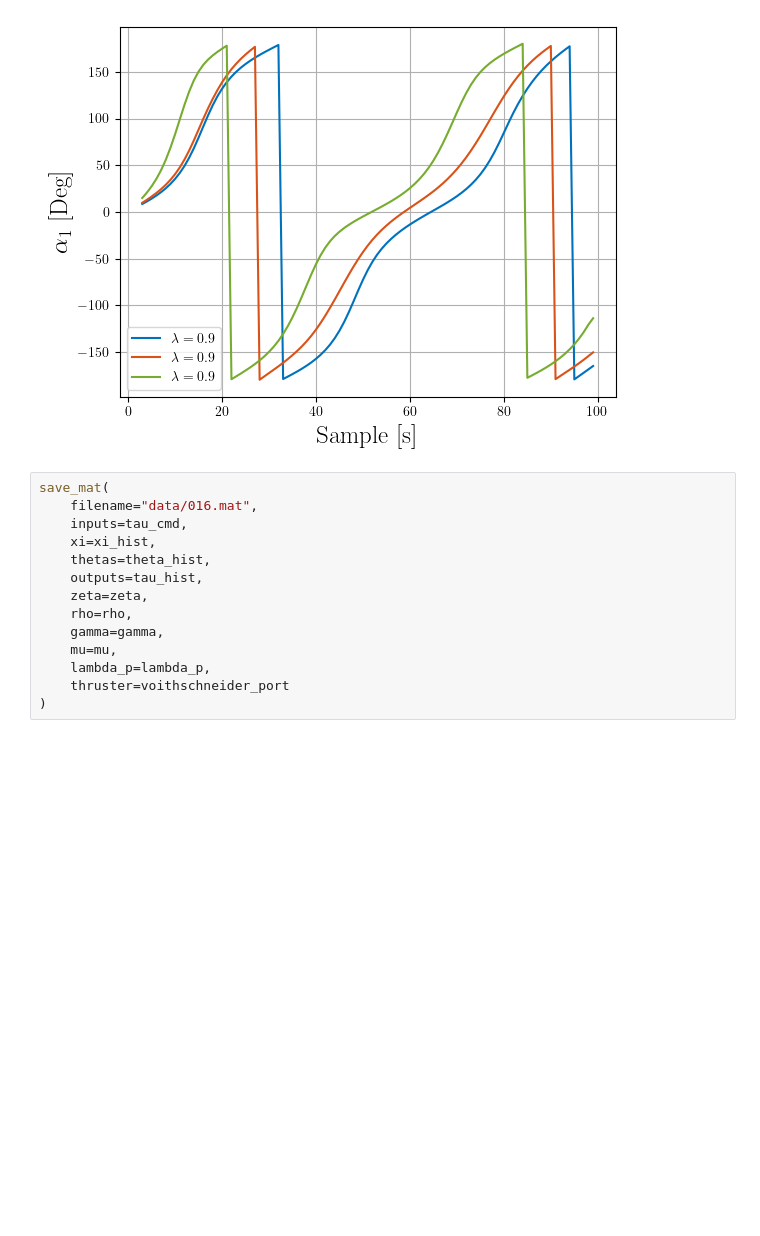
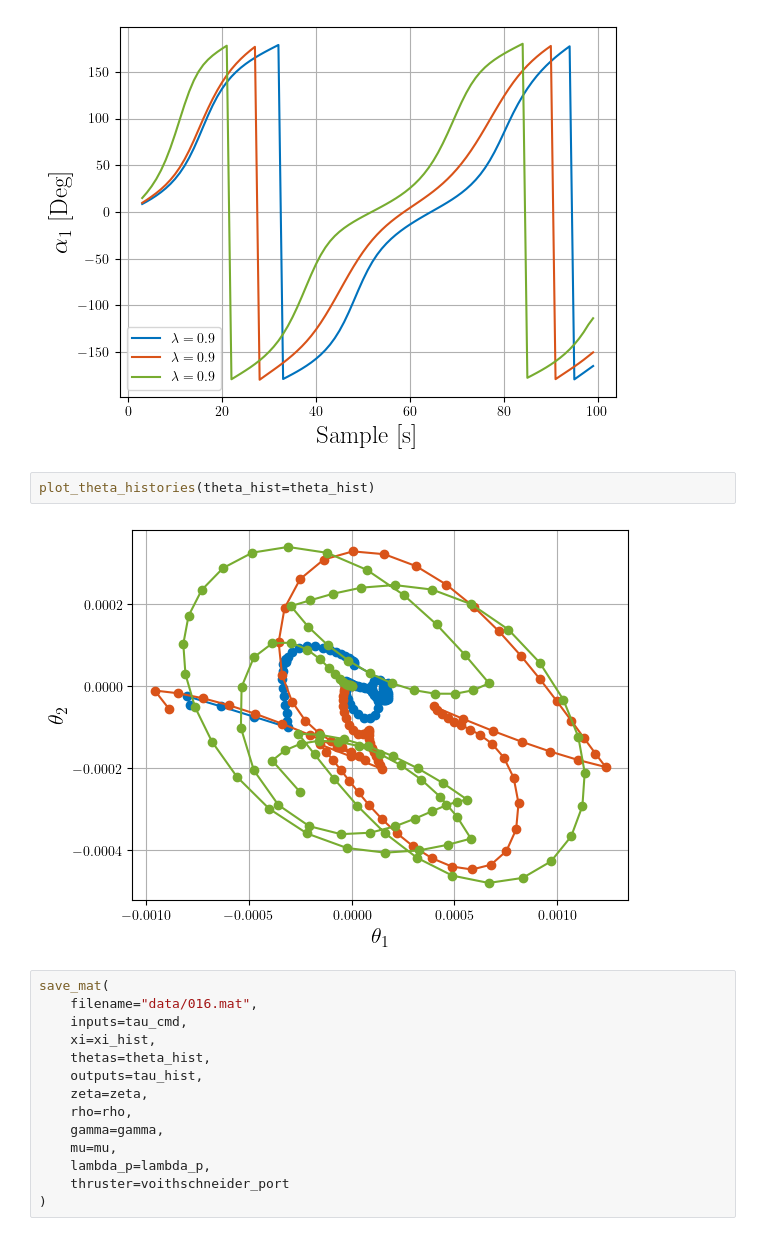
Before and after one commit to incebellipipo/skadipy, a Jupyter notebook: notebooks/016_compare_rho_with_shell_plot.ipynb, the cells around one changed output. Saved outputs shown, nothing was run; the diff lists cells and outputs as text; blank space fills up the shorter version.

```diff
--- a/notebooks/016_compare_rho_with_shell_plot.ipynb
+++ b/notebooks/016_compare_rho_with_shell_plot.ipynb
@@ -94,6 +94,10 @@ plt.legend(l)
 plt.grid(True)
 # %% [output]
 [figure]
+# %%
+plot_theta_histories(theta_hist=theta_hist)
+# %% [output]
+[figure, added]
 # %%
 save_mat(
     filename="data/016.mat",
```
Also changed, not shown: 4 other files.
